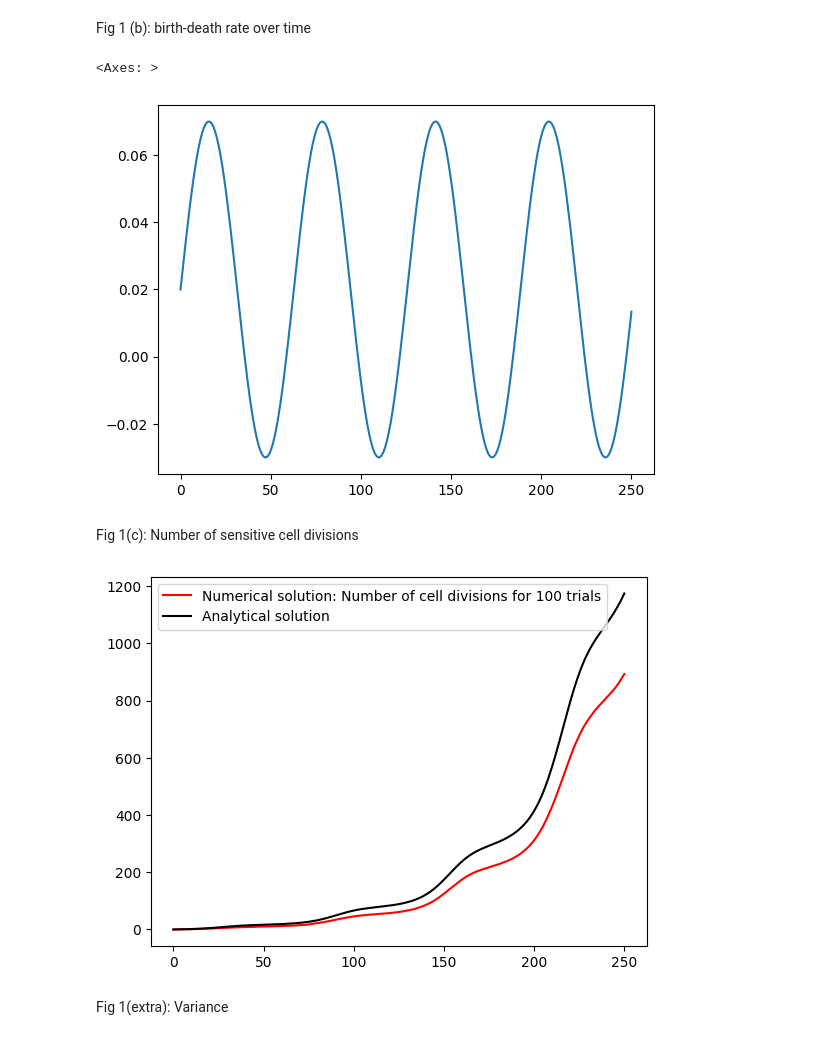
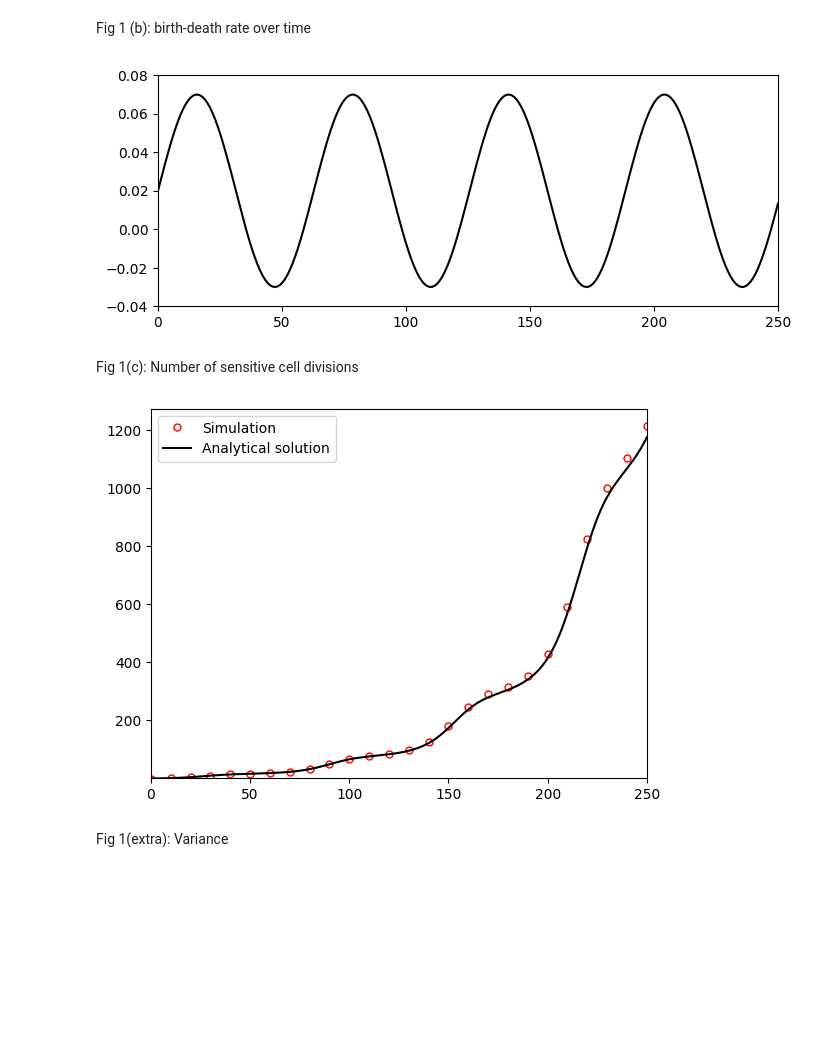
Before and after one commit to colmmcc2000/RSCAM_Group_11, a Jupyter notebook: code_RSCAM.ipynb, the cells around one changed output. Saved outputs shown, nothing was run; the diff lists cells and outputs as text; code cells hidden in the pictures; blank space fills up the shorter version.

```diff
--- a/code_RSCAM.ipynb
+++ b/code_RSCAM.ipynb
@@ -66,13 +72,15 @@ Fig 1 (b): birth-death rate over time
 # %%
 time = np.linspace(0, 250, 250)
 y_axis = np.zeros(len(time))
 for i, n in enumerate(time):
     y_axis[i] = func(n)
-
-sns.lineplot(x = time, y = y_axis)
+fig = plt.figure(figsize=(8, 3))
+plt.plot(time, y_axis, c = 'black')
+plt.xlim(0, 250)
+plt.ylim(-0.04, 0.08)
+plt.show()
 # %% [output]
-<Axes: >
-[figure, old version]
+[figure, new version]
 # %%
 vals_c = np.linspace(0, 250, 250)
 store_c = np.zeros(len(vals_c))
@@ -81,13 +89,15 @@ for i, _ in enumerate(vals_c):
 # %% [markdown]
 Fig 1(c): Number of sensitive cell divisions
 # %%
-plt.plot(grid, mean_divs, c = 'red', label = f'Numerical solution: Number of cell divisions for {N} trials' )
+plt.plot(grid, mean_divs,'o', markevery = 10, markersize = 5, fillstyle = 'none',
+         c = 'red', label = f'Simulation' )
 plt.plot(vals_c, store_c, c = 'black', linestyle = '-', label = 'Analytical solution')
 plt.legend()
-
+plt.xlim(0, 250)
+plt.ylim(1, None)
 plt.show()
 # %% [output]
-[figure, old version]
+[figure, new version]
 # %% [markdown]
 Fig 1(extra): Variance
 # %%
```
Also changed, not shown: parts of 13 cells of this notebook, 1 other file.
